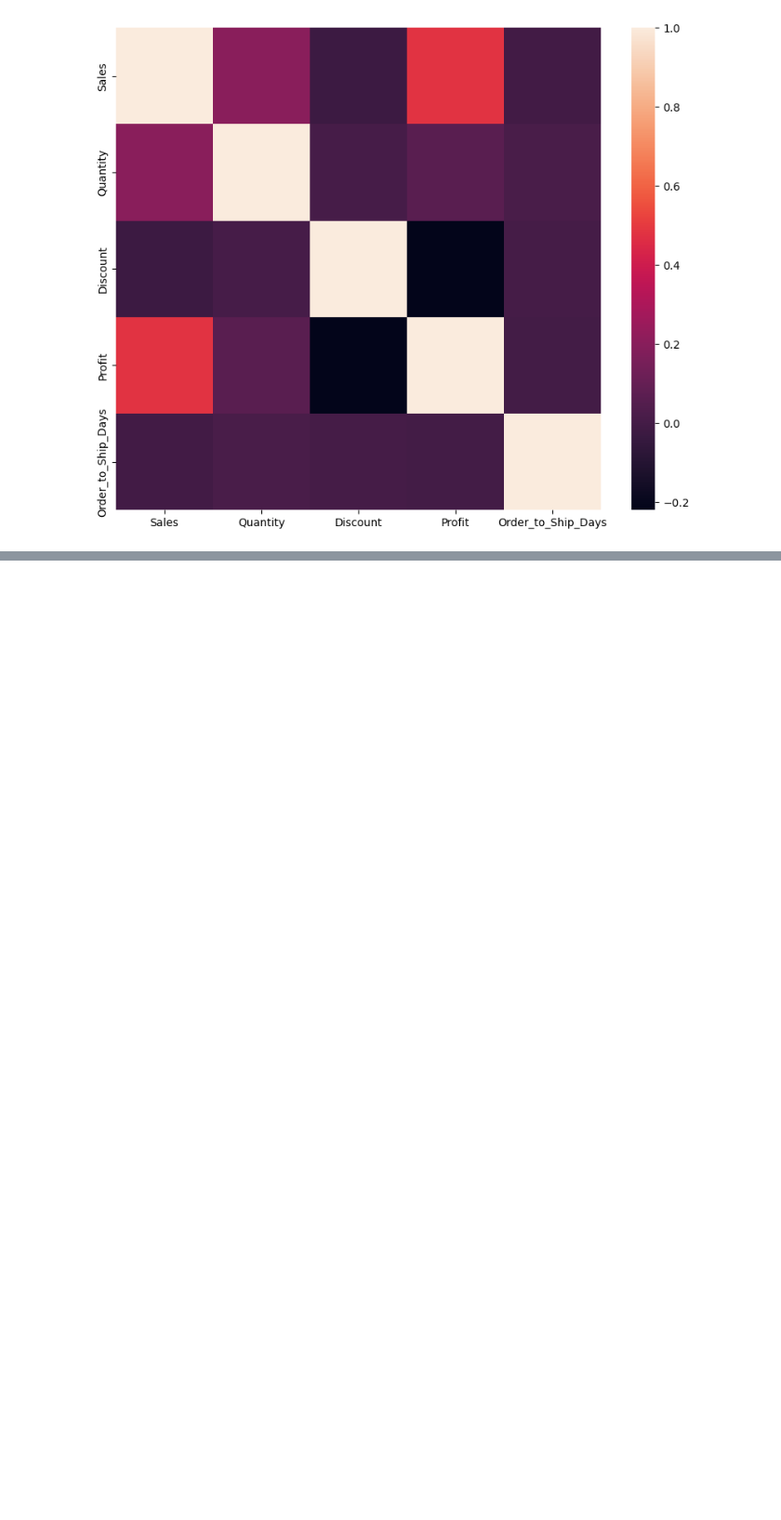
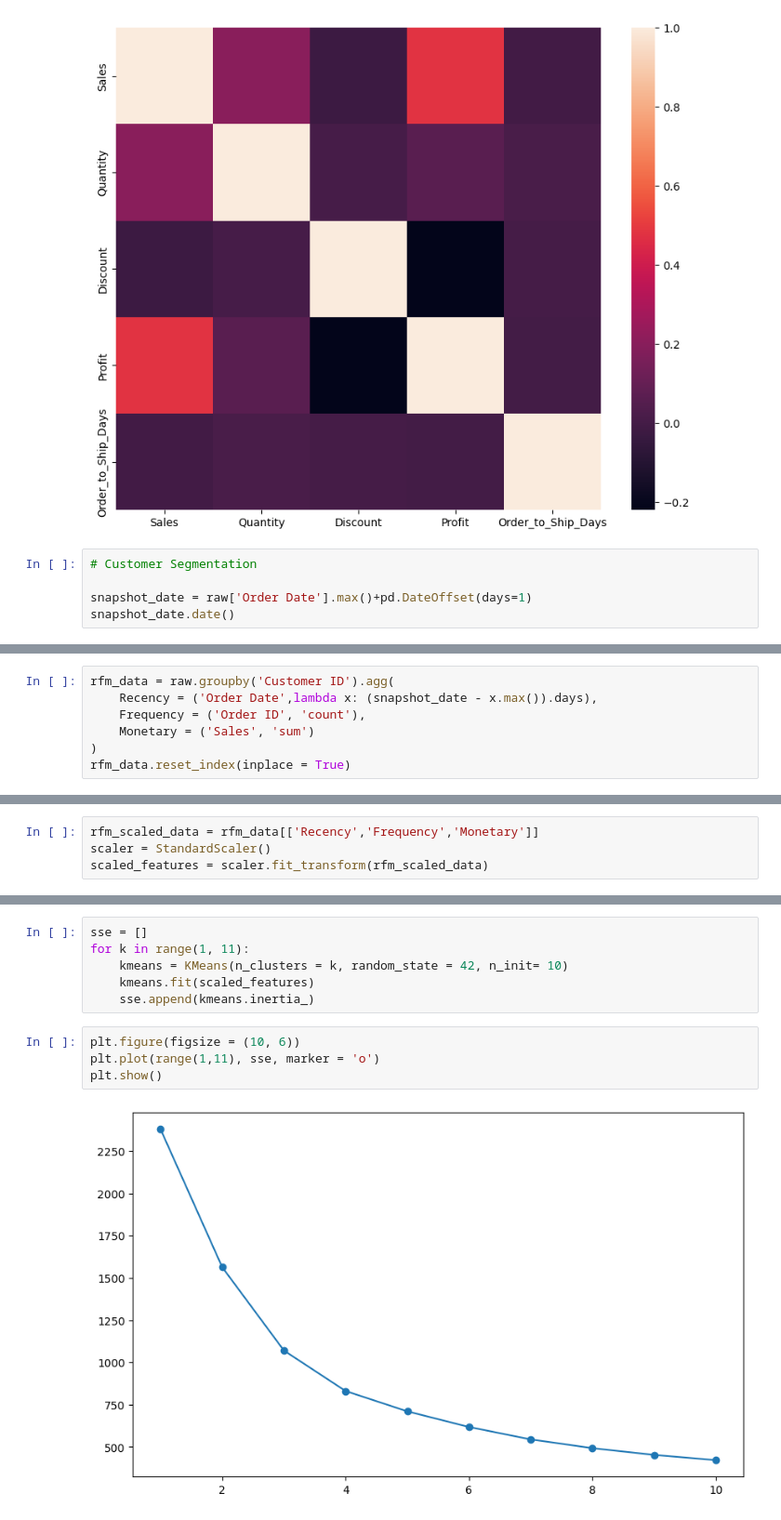
Before and after one commit to Ahmed-ahmee/Superstore_Sales_Analysis, a Jupyter notebook: Super_store_sales.ipynb, the cells around one changed output, grey strips where cells are left out. Shown at 93% size. Cells and saved outputs as stored; diff of their text form; blank space fills up the shorter version.

```diff
--- a/Super_store_sales.ipynb
+++ b/Super_store_sales.ipynb
@@ -220,3 +220,8 @@ sns.heatmap(correlation_matrix, fmt=".2f")
 plt.show()
 # %% [output]
 [figure]
+# %%
+# Customer Segmentation
+
+snapshot_date = raw['Order Date'].max()+pd.DateOffset(days=1)
+snapshot_date.date()
@@ -222,0 +230,7 @@ plt.show()
+# %%
+rfm_data = raw.groupby('Customer ID').agg(
+    Recency = ('Order Date',lambda x: (snapshot_date - x.max()).days),
+    Frequency = ('Order ID', 'count'),
+    Monetary = ('Sales', 'sum')
+)
+rfm_data.reset_index(inplace = True)
@@ -222,0 +250,4 @@ plt.show()
+# %%
+rfm_scaled_data = rfm_data[['Recency','Frequency','Monetary']]
+scaler = StandardScaler()
+scaled_features = scaler.fit_transform(rfm_scaled_data)
@@ -222,0 +264,12 @@ plt.show()
+# %%
+sse = []
+for k in range(1, 11):
+    kmeans = KMeans(n_clusters = k, random_state = 42, n_init= 10)
+    kmeans.fit(scaled_features)
+    sse.append(kmeans.inertia_)
+# %%
+plt.figure(figsize = (10, 6))
+plt.plot(range(1,11), sse, marker = 'o')
+plt.show()
+# %% [output]
+[figure, added]
```
Also changed, not shown: parts of 11 cells of this notebook.
